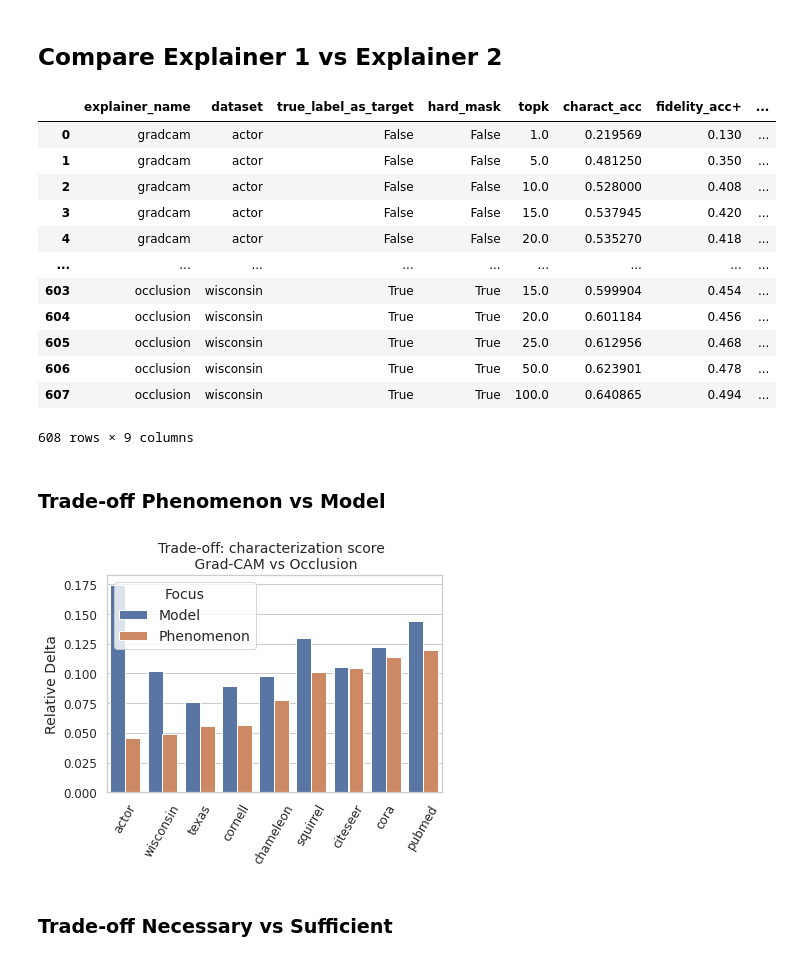
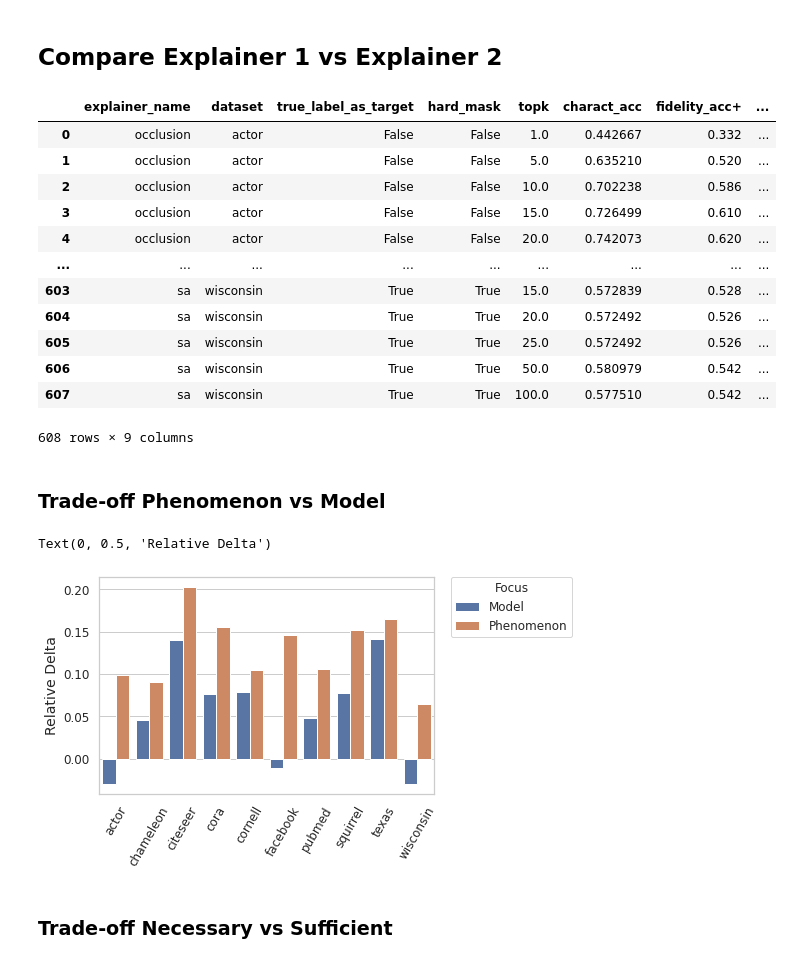
Before and after one commit to GraphFramEx/graphframex, a Jupyter notebook: notebooks/Trade-off.ipynb, the cells around one changed output. Saved outputs shown, nothing was run; the diff lists cells and outputs as text; code cells hidden in the pictures.

```diff
--- a/notebooks/Trade-off.ipynb
+++ b/notebooks/Trade-off.ipynb
@@ -437,13 +460,13 @@ dfc.sort_values(by=['mean_rank'])
 # %% [markdown]
 ## Compare Explainer 1 vs Explainer 2
 # %%
-sns.set_context("notebook", rc={"legend.fontsize":14, "legend.title_fontsize":14,
+sns.set_context("notebook", rc={"legend.fontsize":12, "legend.title_fontsize":12,
                                 "axes.titlesize":14,"axes.labelsize":14,
                                "xtick.labelsize" : 12, "ytick.labelsize" : 12})
 # %%
-expl1 = "gradcam"#"occlusion"#"gradcam"#"gnnexplainer"#"gnnexplainer"#"occlusion"
-expl2 = "occlusion"#"pagerank"#"pagerank"#"sa"
-title = "Grad-CAM vs Occlusion"#"Occlusion vs Saliency"#"Integrated Gradient vs Occlusion"#"GradCAM vs PageRank"#"GNNExplainer vs PageRank"#"Occlusion vs Saliency"
+expl1 = "occlusion"#"occlusion"#"gradcam"#"gnnexplainer"#"gnnexplainer"#"occlusion"
+expl2 = "sa"#"pagerank"#"pagerank"#"sa"
+title = "Occlusion vs Saliency"#"Grad-CAM vs Occlusion"#"Integrated Gradient vs Occlusion"#"GradCAM vs PageRank"#"GNNExplainer vs PageRank"#"Occlusion vs Saliency"
 #Always exlp2 - expl1
 # %%
 df_vs = df_res[(df_res.explainer_name==expl1)|(df_res.explainer_name==expl2)].groupby(["explainer_name", "dataset", 'true_label_as_target','hard_mask', 'topk']).mean()
@@ -452,17 +475,17 @@ df_vs = df_vs.reset_index()
 df_vs
 # %% [output]
 |  | explainer_name | dataset | true_label_as_target | hard_mask | topk | charact_acc | fidelity_acc+ | ... |
-| 0 | gradcam | actor | False | False | 1.0 | 0.219569 | 0.130 | ... |
-| 1 | gradcam | actor | False | False | 5.0 | 0.481250 | 0.350 | ... |
-| 2 | gradcam | actor | False | False | 10.0 | 0.528000 | 0.408 | ... |
-| 3 | gradcam | actor | False | False | 15.0 | 0.537945 | 0.420 | ... |
-| 4 | gradcam | actor | False | False | 20.0 | 0.535270 | 0.418 | ... |
+| 0 | occlusion | actor | False | False | 1.0 | 0.442667 | 0.332 | ... |
+| 1 | occlusion | actor | False | False | 5.0 | 0.635210 | 0.520 | ... |
+| 2 | occlusion | actor | False | False | 10.0 | 0.702238 | 0.586 | ... |
+| 3 | occlusion | actor | False | False | 15.0 | 0.726499 | 0.610 | ... |
+| 4 | occlusion | actor | False | False | 20.0 | 0.742073 | 0.620 | ... |
 | ... | ... | ... | ... | ... | ... | ... | ... | ... |
-| 603 | occlusion | wisconsin | True | True | 15.0 | 0.599904 | 0.454 | ... |
-| 604 | occlusion | wisconsin | True | True | 20.0 | 0.601184 | 0.456 | ... |
-| 605 | occlusion | wisconsin | True | True | 25.0 | 0.612956 | 0.468 | ... |
-| 606 | occlusion | wisconsin | True | True | 50.0 | 0.623901 | 0.478 | ... |
-| 607 | occlusion | wisconsin | True | True | 100.0 | 0.640865 | 0.494 | ... |
+| 603 | sa | wisconsin | True | True | 15.0 | 0.572839 | 0.528 | ... |
+| 604 | sa | wisconsin | True | True | 20.0 | 0.572492 | 0.526 | ... |
+| 605 | sa | wisconsin | True | True | 25.0 | 0.572492 | 0.526 | ... |
+| 606 | sa | wisconsin | True | True | 50.0 | 0.580979 | 0.542 | ... |
+| 607 | sa | wisconsin | True | True | 100.0 | 0.577510 | 0.542 | ... |
 608 rows × 9 columns
 # %% [markdown]
 ### Trade-off Phenomenon vs Model
@@ -477,24 +500,26 @@ dfs = dfs.sort_values(by='charact_acc')
 # %%
 ax = sns.barplot(x="dataset", y="charact_acc", data=dfs, hue = "true_label_as_target")
 plt.setp(ax.get_xticklabels(), rotation=60)
-ax.set_title(f"Trade-off: characterization score \n {title}")
+#ax.set_title(f"Trade-off: characterization score \n {title}")
 # title
 # check axes and find which is have legend
+ax.legend(bbox_to_anchor=(1.05, 1), loc=2, borderaxespad=0.)
 leg = ax.get_legend()
 new_title = 'Focus'
 leg.set_title(new_title)
 # replace labels
 new_labels = ["Model", "Phenomenon"]
 for t, l in zip(leg.texts, new_labels):
     t.set_text(l)
-#plt.legend(bbox_to_anchor=(1.05, 1), loc=2, borderaxespad=0.)
+
 plt.xlabel("")
 plt.ylabel("Relative Delta")
 #plt.savefig('/cluster/home/kamara/Explain/figures/real/5expe/trade-off_charact_k_10_occlusion_vs_sa.pdf', bbox_inches='tight')
 #plt.savefig('/cluster/home/kamara/Explain/figures/real/5expe/trade-off_charact_k_10_ig_vs_sa.pdf', bbox_inches='tight')
 #plt.savefig('/cluster/home/kamara/Explain/figures/real/5expe/trade-off_charact_k_10_gradcam_vs_occlusion.pdf', bbox_inches='tight')
 # %% [output]
+Text(0, 0.5, 'Relative Delta')
-[figure, old version]
+[figure, new version]
 # %% [markdown]
 ### Trade-off Necessary vs Sufficient
 # %%
```
Also changed, not shown: parts of 9 cells of this notebook, 4 other files.
